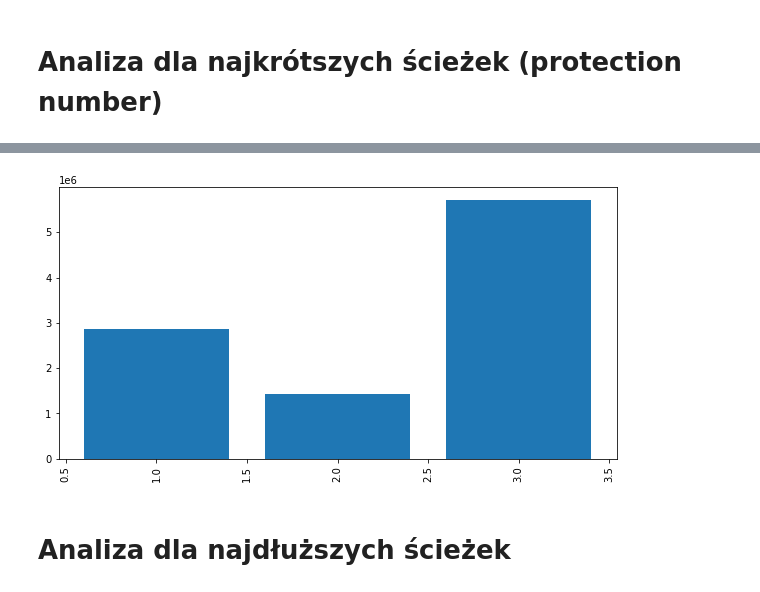
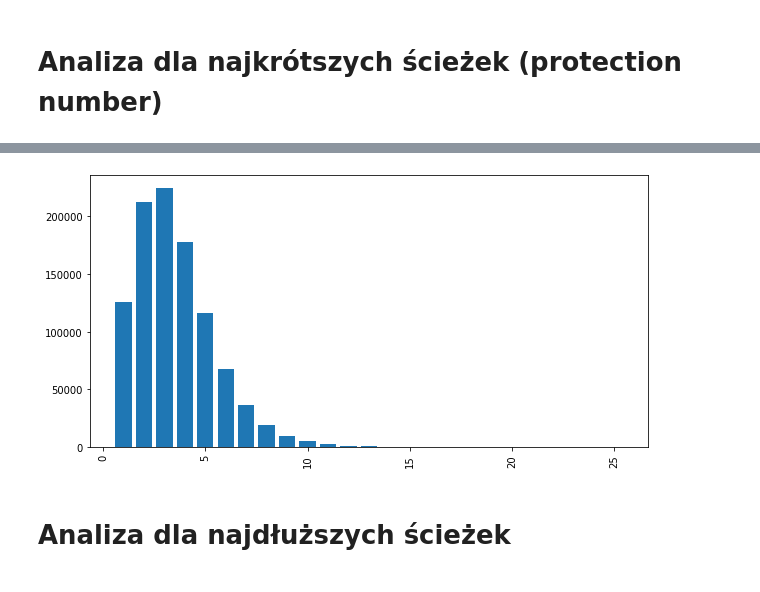
Before and after one commit to JakubGogola-IDENTT/mpa, a Jupyter notebook: lab5/analysis.ipynb, the cells around one changed output, grey strips where cells are left out. Saved outputs shown, nothing was run; the diff lists cells and outputs as text; code cells hidden in the pictures.

```diff
--- a/lab5/analysis.ipynb
+++ b/lab5/analysis.ipynb
@@ -98,11 +111,10 @@ data_protection
 # %%
 plt.figure(figsize=(10,5))
 plt.xticks(rotation='vertical')
 plt.bar(data_protection['k'], data_protection['v'])
-plt.show()	// a.TestForDifferentN()
-	// a.TestUniformDistribution()
+plt.show()
 # %% [output]
-[figure, old version]
+[figure, new version]
 # %% [markdown]
 # Analiza dla najdłuższych ścieżek
 # %%
```
Also changed, not shown: parts of 7 cells of this notebook, 3 other files.
